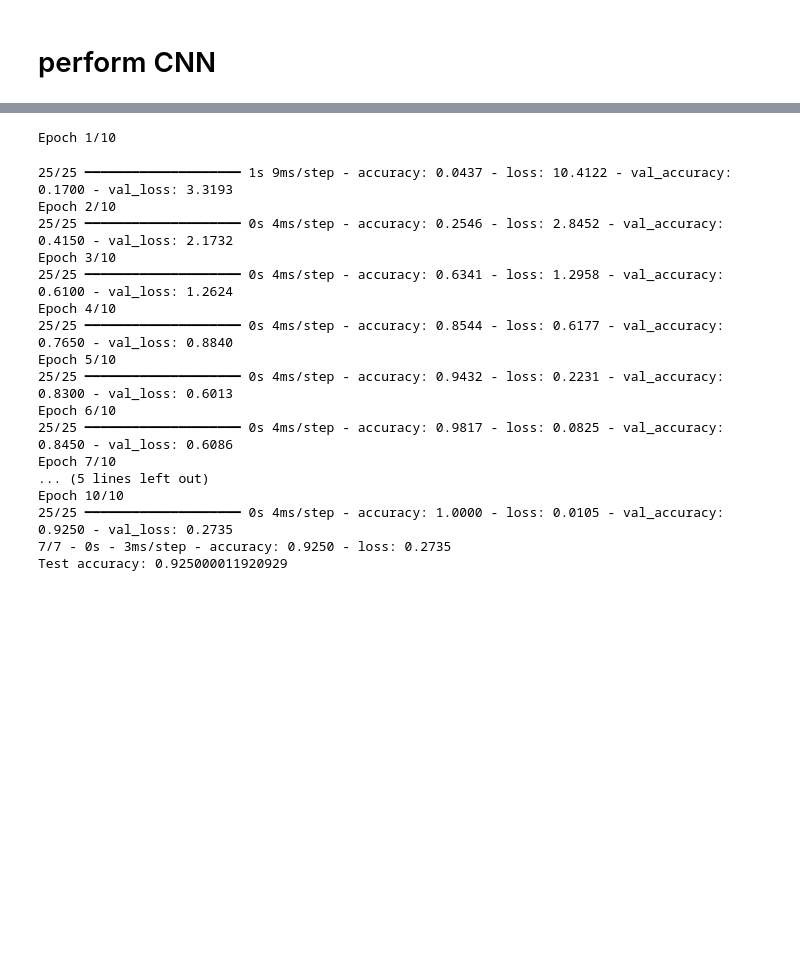
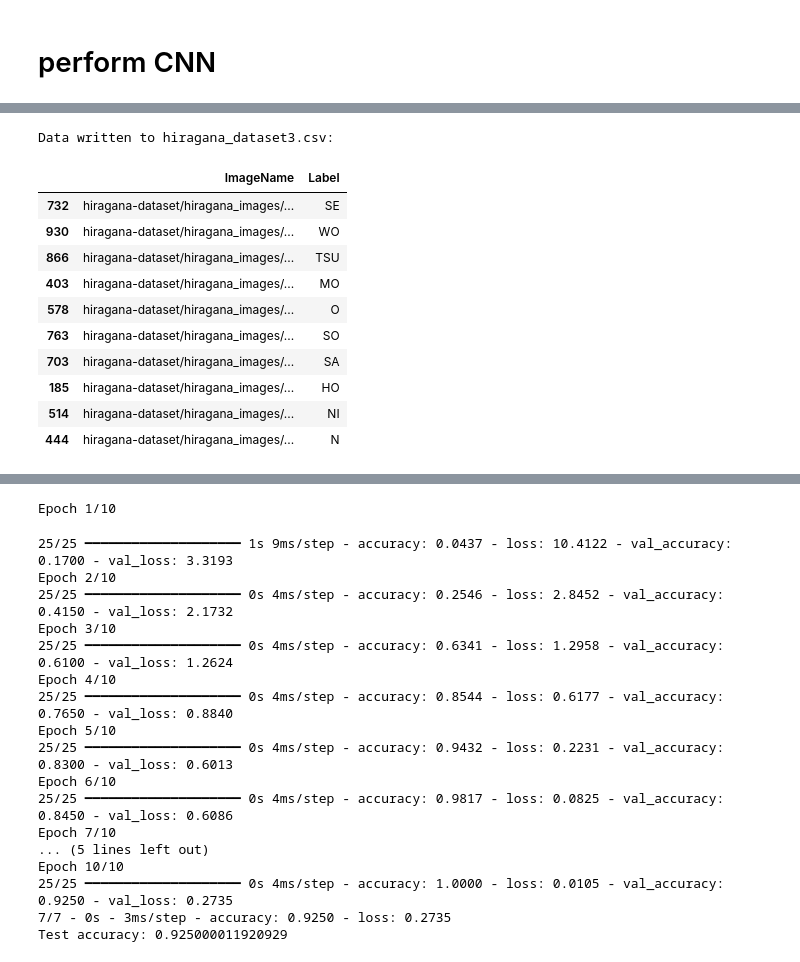
Before and after one commit to kyleoneil/MLProjs, a Jupyter notebook: hiragana_ocr_translation/hiragana_character_recognition.ipynb, the cells around one changed output, grey strips where cells are left out. Saved outputs shown, nothing was run; the diff lists cells and outputs as text; code cells hidden in the pictures; blank space fills up the shorter version.

```diff
--- a/hiragana_ocr_translation/hiragana_character_recognition.ipynb
+++ b/hiragana_ocr_translation/hiragana_character_recognition.ipynb
@@ -22,13 +23,22 @@ import re
 import os
 import numpy as np
 import pandas as pd
+from PIL import Image
 
 location = 'hiragana-dataset/hiragana_images'
-dlist = os.listdir(location)
-dtable = np.array(os.listdir('hiragana-dataset/hiragana_images'))
-dtable = dtable.reshape(50,20).transpose()
-pattern = re.compile(r'kana([A-Z]+)')
-syllables = [pattern.search(f).group(1) for f in dtable[0]]
+dataset_list = os.listdir(location)
 
-display (pd.DataFrame(dtable, columns=syllables))
+dataset_table = np.array(os.listdir('hiragana-dataset/hiragana_images'))
+dataset_table = dataset_table.reshape(50,20).transpose()
+
+syllables = [re.compile(r'kana([A-Z]+)').search(f).group(1) for f in dataset_table[0]]
+
+print(f'files under {location}:')
+display (pd.DataFrame(dataset_table, columns=syllables))
+
+X = [np.array(Image.open(os.path.join(location, im)).convert('L')) for im in dataset_list]
+Y = [syllables.index(s) for s in [re.compile(r'([A-Z]+)').search(f).group(0) for f in dataset_list]]
+
+X = np.array(X)
+Y = np.array(Y)
 # %% [output]
@@ -105,3 +66,37 @@ Data successfully written to hiragana_dataset2.csv
+# %%
+import csv
+
+images = [f'hiragana-dataset/hiragana_images/{f}' for f in dataset_list]
+labels = [syllables[i] for i in Y]
+
+# doing image_with_label = [images, labels] gives an untransposed list
+# performing list(zip()) transposes the rows and columns
+image_with_label = list(zip(images, labels))
+
+# Write the data to a CSV file
+csv_file = 'hiragana_dataset3.csv'
+with open(csv_file, 'w', newline='') as csvfile:
+    csvwriter = csv.writer(csvfile)
+    csvwriter.writerow(['ImageName', 'Label'])  # Write header
+    csvwriter.writerows(image_with_label)
+
+print(f'Data written to {csv_file}:')
+
+cv = pd.read_csv(csv_file, keep_default_na=False)
+cv.sample(n=10)
+# %% [output]
+Data written to hiragana_dataset3.csv:
+|  | ImageName | Label |
+| 732 | hiragana-dataset/hiragana_images/... | SE |
+| 930 | hiragana-dataset/hiragana_images/... | WO |
+| 866 | hiragana-dataset/hiragana_images/... | TSU |
+| 403 | hiragana-dataset/hiragana_images/... | MO |
+| 578 | hiragana-dataset/hiragana_images/... | O |
+| 763 | hiragana-dataset/hiragana_images/... | SO |
+| 703 | hiragana-dataset/hiragana_images/... | SA |
+| 185 | hiragana-dataset/hiragana_images/... | HO |
+| 514 | hiragana-dataset/hiragana_images/... | NI |
+| 444 | hiragana-dataset/hiragana_images/... | N |
 # %%
 from PIL import Image
 img_width, img_height = 32, 32
```
Also changed, not shown: parts of 8 cells of this notebook, 2 other files.
